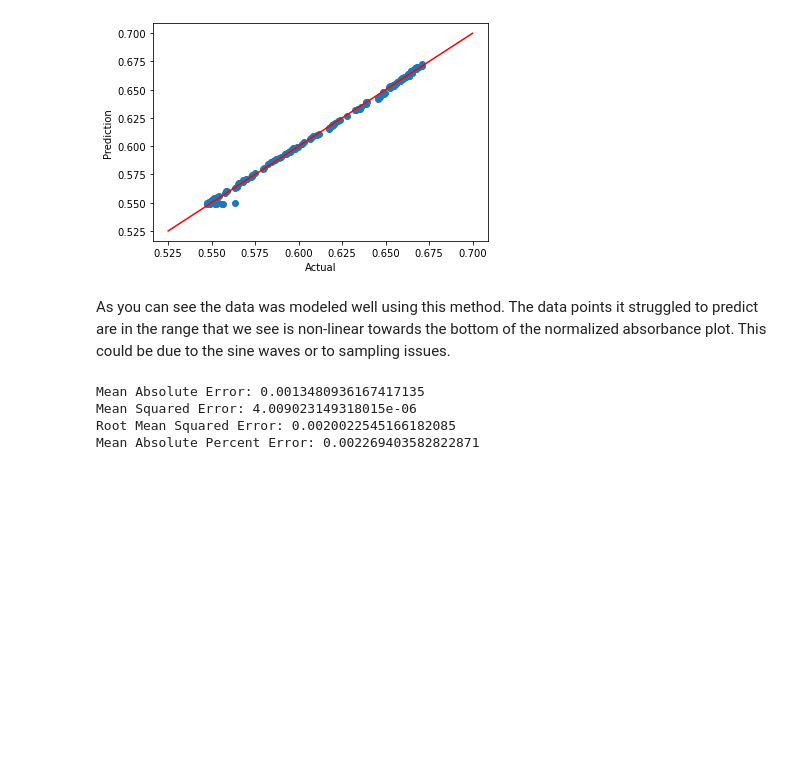
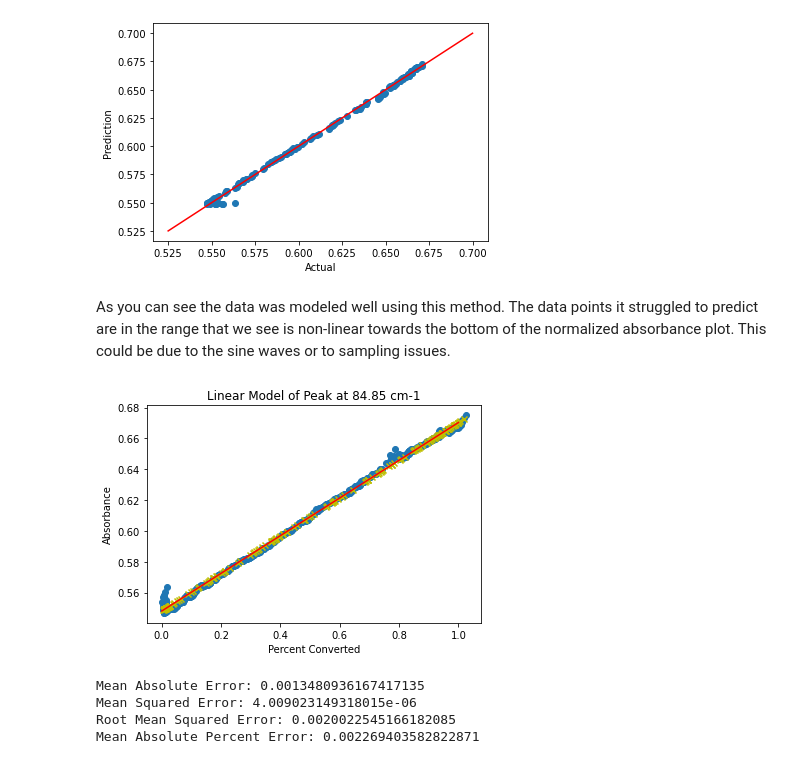
Before and after one commit to michaellaephillips/THzProject, a Jupyter notebook: THzProject.ipynb, the cells around one changed output. Saved outputs shown, nothing was run; the diff lists cells and outputs as text; code cells hidden in the pictures; blank space fills up the shorter version.

```diff
--- a/THzProject.ipynb
+++ b/THzProject.ipynb
@@ -334,12 +336,14 @@ As you can see the data was modeled well using this method. The data points it s
 # %%
 _=plt.scatter(X_train,y_train)
 _=plt.plot(xs,ys, color = 'red')
-_=plt.scatter(y_test)
+_=plt.scatter(X_test, y_pred, color = 'y', marker = 'x')
 plt.ylabel('Absorbance')
 plt.xlabel('Percent Converted')
 plt.title('Linear Model of Peak at 84.85 cm-1')
-
+plt.savefig('ActualandPredicted.png')
 plt.show()
+# %% [output]
+[figure, added]
 # %%
 from sklearn import metrics
 print('Mean Absolute Error:', metrics.mean_absolute_error(y_test, y_pred))
```
Also changed, not shown: parts of 1 cell of this notebook.
